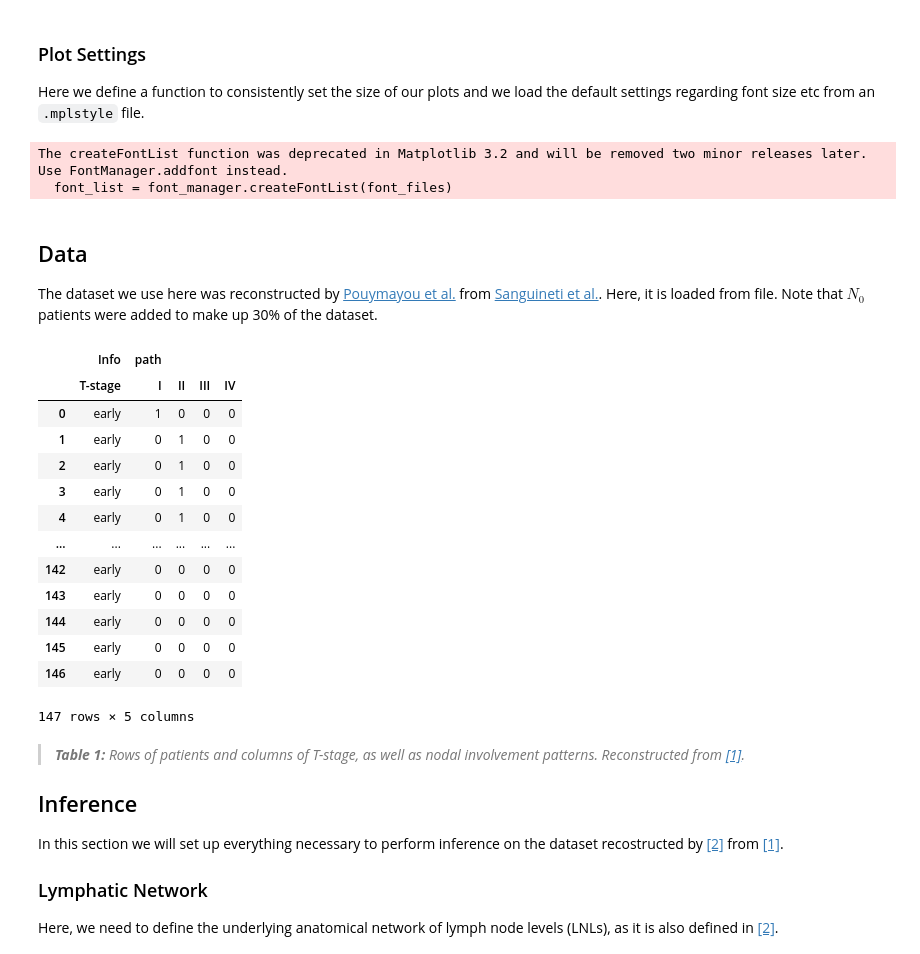
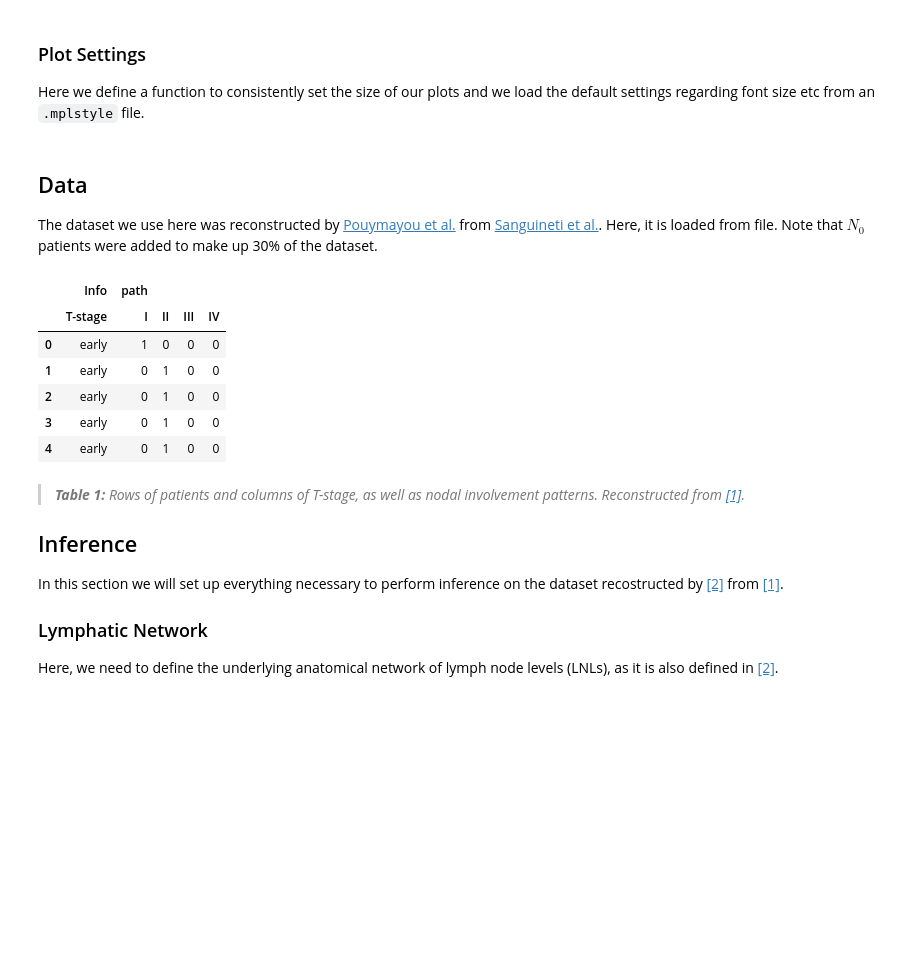
Before and after one commit to rmnldwg/lymph, a Jupyter notebook: notebook/results_and_plots.ipynb, the cells around one changed output. Saved outputs shown, nothing was run; the diff lists cells and outputs as text; code cells hidden in the pictures; blank space fills up the shorter version.

```diff
--- a/notebook/results_and_plots.ipynb
+++ b/notebook/results_and_plots.ipynb
@@ -121,11 +121,8 @@ def set_size(width="single", unit="cm", ratio="golden"):
 # only works on Windows when using WSL 2
 font_dirs = ["/usr/share/fonts/truetype/dejavu", "/mnt/c/Windows/Fonts"]
 font_files = font_manager.findSystemFonts(fontpaths=font_dirs)
-font_list = font_manager.createFontList(font_files)
-font_manager.fontManager.ttflist.extend(font_list)
+for font_file in font_files:
+    font_manager.fontManager.addfont(font_file)
-# %% [output]
-The createFontList function was deprecated in Matplotlib 3.2 and will be removed two minor releases later. Use FontManager.addfont instead.
-  font_list = font_manager.createFontList(font_files)
 # %% [markdown]
 ## Data
 
@@ -133,38 +130,31 @@ The dataset we use here was reconstructed by [Pouymayou et al.](#pouymayou) from
 # %%
 # parameters and risk estimation from Pouymayou et al [2]
 pouymayou_params = [0.061, 0.638, 0.094, 0.057, 0.08, 0.331, 0.242]
 pouymayou_MLrisk = np.array([[ 1.53,  1.64,  1.66,  1.56],
                              [24.67, 81.55, 89.64, 39.06],
                              [ 4.48,  9.97, 59.93, 38.75],
                              [ 1.83,  2.25,  6.05,  4.44]]) / 100.
 
 # data reconstructed from Sanguineti et al [1] (without N0 patients)
 data = pd.read_csv("./data/2009_sanguineti.csv",
                    header=None,
                    names=['I', 'II', 'III', 'IV'])
 
 # inserting info about the "T-stage"
 data.insert(0, "T-stage", ["early"] * data.shape[0])
 
 columns = pd.MultiIndex.from_arrays([['Info', 'path', 'path', 'path', 'path'],
                                      ['T-stage', 'I', 'II', 'III', 'IV']])
 data = pd.DataFrame(data.values.tolist(), columns=columns)
-data
+data.head()
 # %% [output]
 |  | Info | path |  |  |  |
 |  | T-stage | I | II | III | IV |
 | 0 | early | 1 | 0 | 0 | 0 |
 | 1 | early | 0 | 1 | 0 | 0 |
 | 2 | early | 0 | 1 | 0 | 0 |
 | 3 | early | 0 | 1 | 0 | 0 |
 | 4 | early | 0 | 1 | 0 | 0 |
-| ... | ... | ... | ... | ... | ... |
-| 142 | early | 0 | 0 | 0 | 0 |
-| 143 | early | 0 | 0 | 0 | 0 |
-| 144 | early | 0 | 0 | 0 | 0 |
-| 145 | early | 0 | 0 | 0 | 0 |
-| 146 | early | 0 | 0 | 0 | 0 |
-147 rows × 5 columns
 # %% [markdown]
 > *__Table 1:__ Rows of patients and columns of T-stage, as well as nodal involvement patterns. Reconstructed from [[1]](#sanguineti).*
 
```
Also changed, not shown: parts of 6 cells of this notebook, 4 other files.
